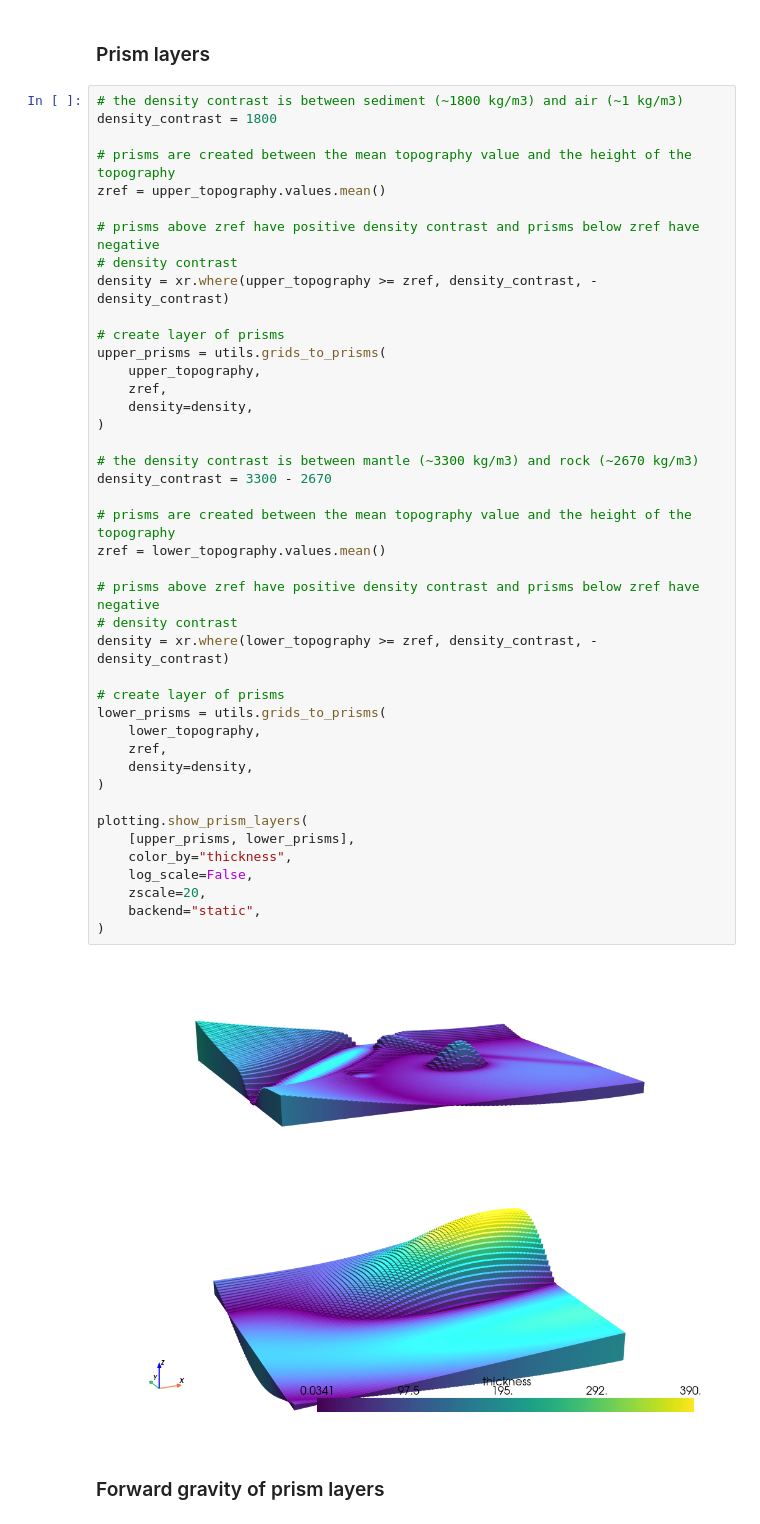
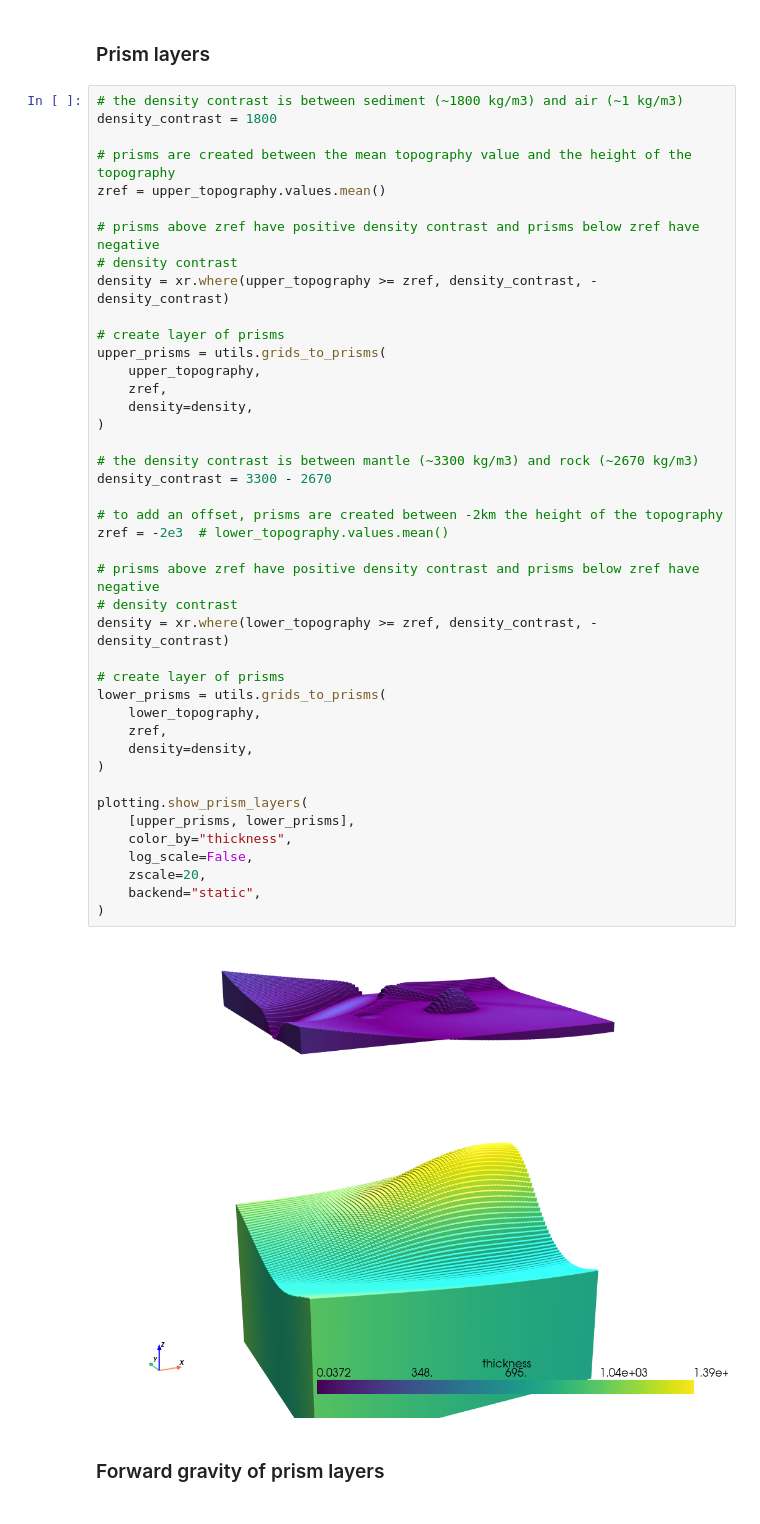
Before and after one commit to mdtanker/invert4geom, a Jupyter notebook: docs/user_guide/estimating_regional_field.ipynb, the cells around one changed output. Saved outputs shown, nothing was run; the diff lists cells and outputs as text.

```diff
--- a/docs/user_guide/estimating_regional_field.ipynb
+++ b/docs/user_guide/estimating_regional_field.ipynb
@@ -63,36 +63,36 @@ density = xr.where(upper_topography >= zref, density_contrast, -density_contrast
 # create layer of prisms
 upper_prisms = utils.grids_to_prisms(
     upper_topography,
     zref,
     density=density,
 )
 
 # the density contrast is between mantle (~3300 kg/m3) and rock (~2670 kg/m3)
 density_contrast = 3300 - 2670
 
-# prisms are created between the mean topography value and the height of the topography
-zref = lower_topography.values.mean()
+# to add an offset, prisms are created between -2km the height of the topography
+zref = -2e3  # lower_topography.values.mean()
 
 # prisms above zref have positive density contrast and prisms below zref have negative
 # density contrast
 density = xr.where(lower_topography >= zref, density_contrast, -density_contrast)
 
 # create layer of prisms
 lower_prisms = utils.grids_to_prisms(
     lower_topography,
     zref,
     density=density,
 )
 
 plotting.show_prism_layers(
     [upper_prisms, lower_prisms],
     color_by="thickness",
     log_scale=False,
     zscale=20,
     backend="static",
 )
 # %% [output]
-[figure, old version]
+[figure, new version]
 # %% [markdown]
 ### Forward gravity of prism layers
 # %%
```
Also changed, not shown: parts of 11 cells of this notebook, 2 other files.
